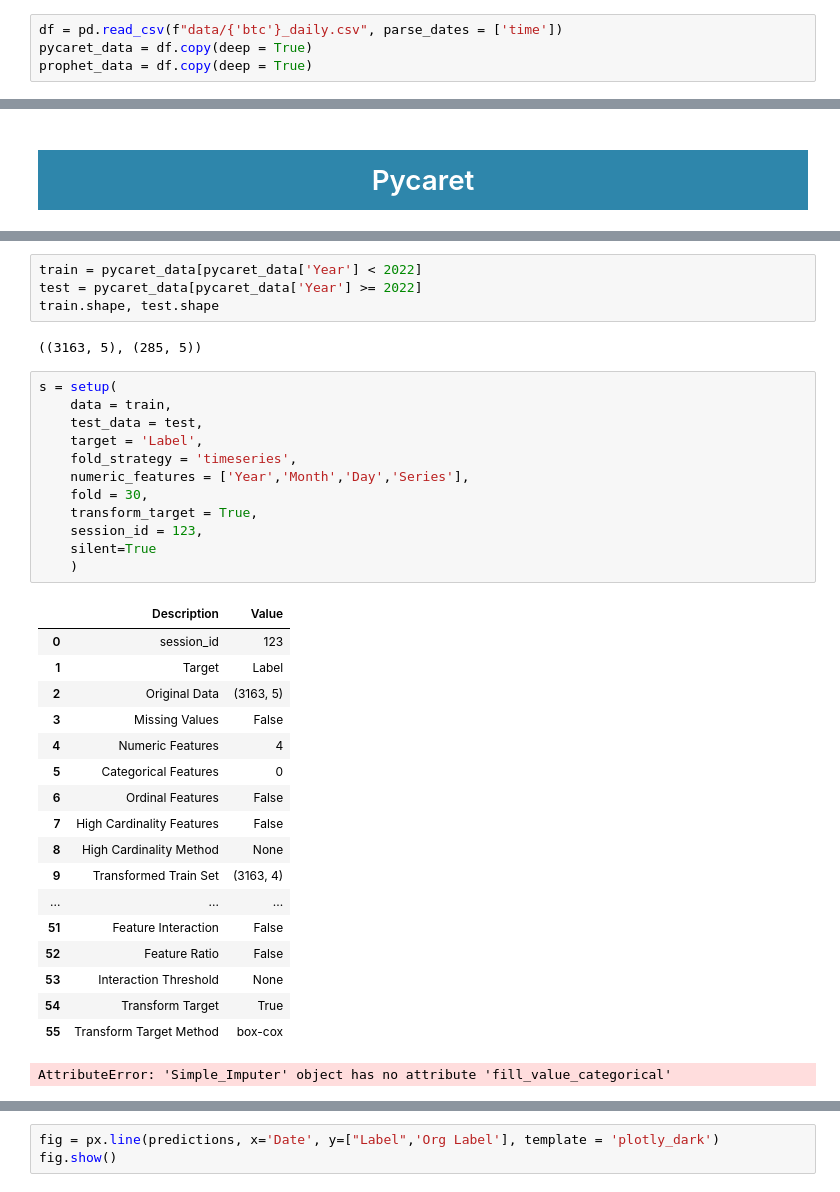
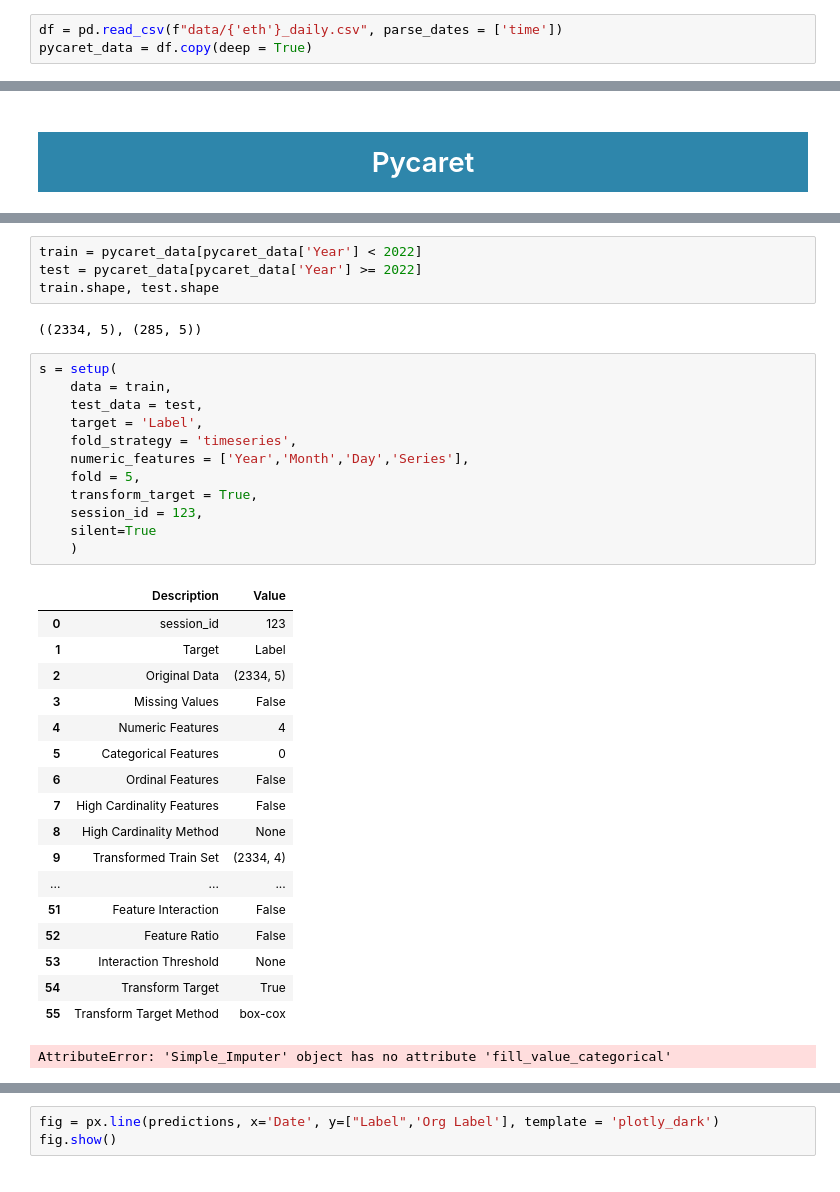
Before and after one commit to obaidagh/crypto-analysis-forcasting, a Jupyter notebook: playground.ipynb, the cells around one changed output, grey strips where cells are left out. Drawn from its saved outputs; the diff is of its cells as text.

```diff
--- a/playground.ipynb
+++ b/playground.ipynb
@@ -14,4 +14,3 @@ from pycaret.regression import *
 # %%
-df = pd.read_csv(f"data/{'btc'}_daily.csv", parse_dates = ['time'])
+df = pd.read_csv(f"data/{'eth'}_daily.csv", parse_dates = ['time'])
 pycaret_data = df.copy(deep = True)
-prophet_data = df.copy(deep = True)
@@ -58,31 +36,31 @@ train = pycaret_data[pycaret_data['Year'] < 2022]
 test = pycaret_data[pycaret_data['Year'] >= 2022]
 train.shape, test.shape
 # %% [output]
-((3163, 5), (285, 5))
+((2334, 5), (285, 5))
 # %%
 s = setup(
     data = train,
     test_data = test,
     target = 'Label',
     fold_strategy = 'timeseries',
     numeric_features = ['Year','Month','Day','Series'],
-    fold = 30,
+    fold = 5,
     transform_target = True,
     session_id = 123,
     silent=True
     )
 # %% [output]
 |  | Description | Value |
 | 0 | session_id | 123 |
 | 1 | Target | Label |
-| 2 | Original Data | (3163, 5) |
+| 2 | Original Data | (2334, 5) |
 | 3 | Missing Values | False |
 | 4 | Numeric Features | 4 |
 | 5 | Categorical Features | 0 |
 | 6 | Ordinal Features | False |
 | 7 | High Cardinality Features | False |
 | 8 | High Cardinality Method | None |
-| 9 | Transformed Train Set | (3163, 4) |
+| 9 | Transformed Train Set | (2334, 4) |
 | ... | ... | ... |
 | 51 | Feature Interaction | False |
 | 52 | Feature Ratio | False |
```
Also changed, not shown: parts of 16 cells of this notebook, 12 other files.
